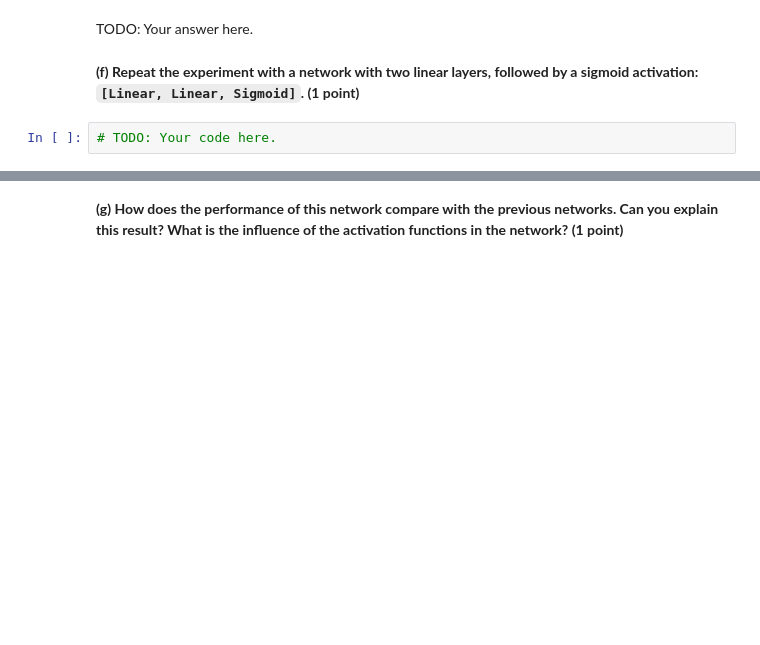
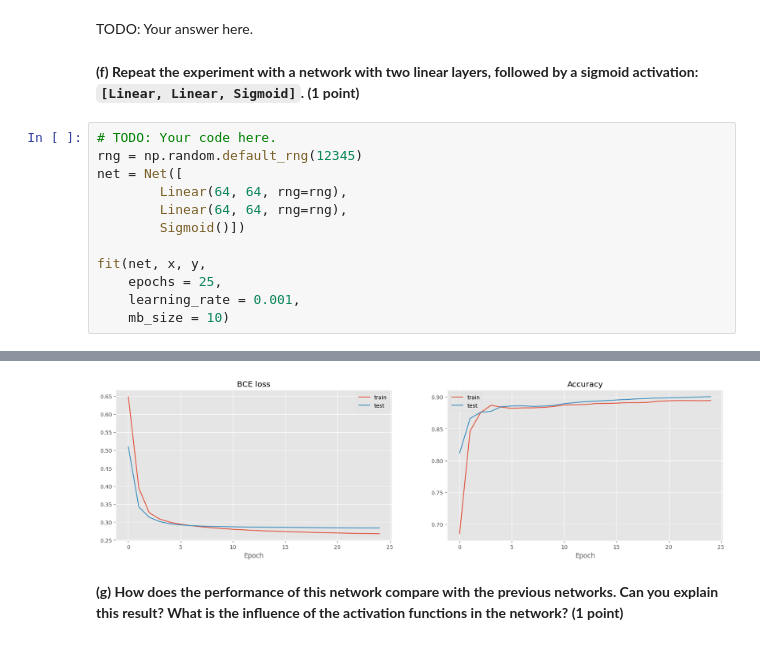
Before and after one commit to LukaMucko/DeepLearning, a Jupyter notebook: lab1/dl-assignment-1.ipynb, the cells around one changed output, grey strips where cells are left out. Drawn from its saved outputs; the diff is of its cells as text; blank space fills up the shorter version.

```diff
--- a/lab1/dl-assignment-1.ipynb
+++ b/lab1/dl-assignment-1.ipynb
@@ -953,5 +1065,16 @@ TODO: Your answer here.
 TODO: Your answer here.
 # %% [markdown]
 **(f) Repeat the experiment with a network with two linear layers, followed by a sigmoid activation: `[Linear, Linear, Sigmoid]`.<span style="float:right"> (1 point)</span>**
-# %%
-# TODO: Your code here.
+# %%
+# TODO: Your code here.
+rng = np.random.default_rng(12345)
+net = Net([
+        Linear(64, 64, rng=rng),
+        Linear(64, 64, rng=rng),
+        Sigmoid()])
+
+fit(net, x, y,
+    epochs = 25,
+    learning_rate = 0.001,
+    mb_size = 10)
+# %% [output]
@@ -958,3 +1098,4 @@ TODO: Your answer here.
+[figure, added]
 # %% [markdown]
 **(g) How does the performance of this network compare with the previous networks. Can you explain this result? What is the influence of the activation functions in the network?<span style="float:right"> (1 point)</span>**
 # %% [markdown]
```
Also changed, not shown: parts of 23 cells of this notebook.
